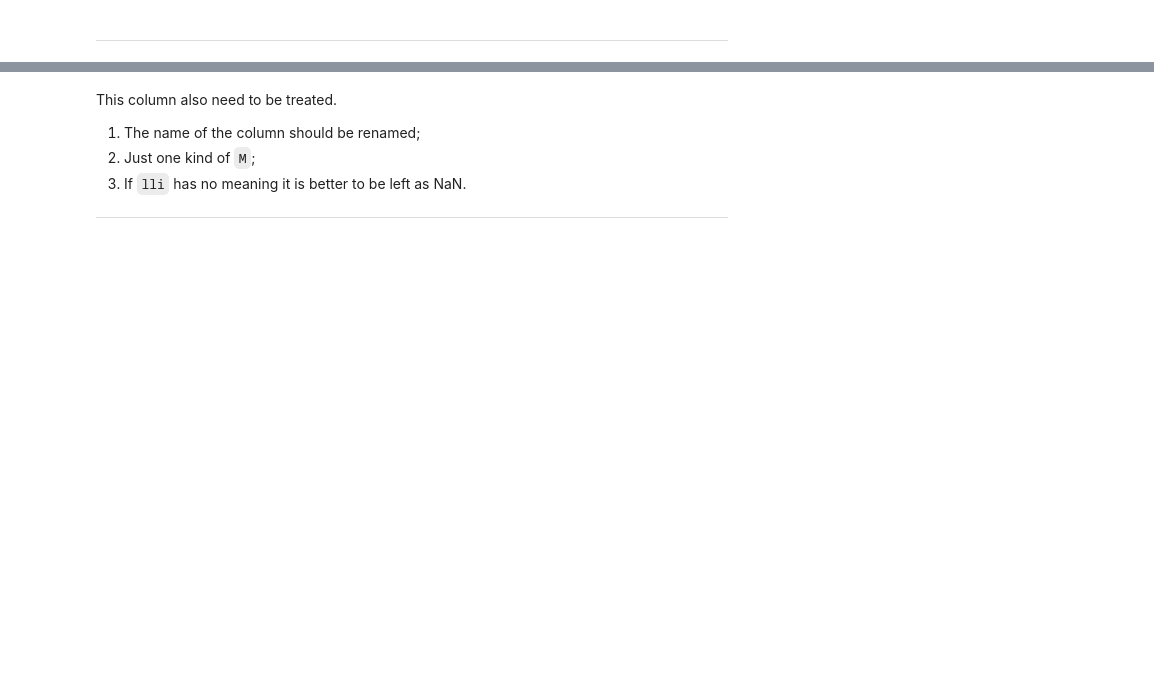
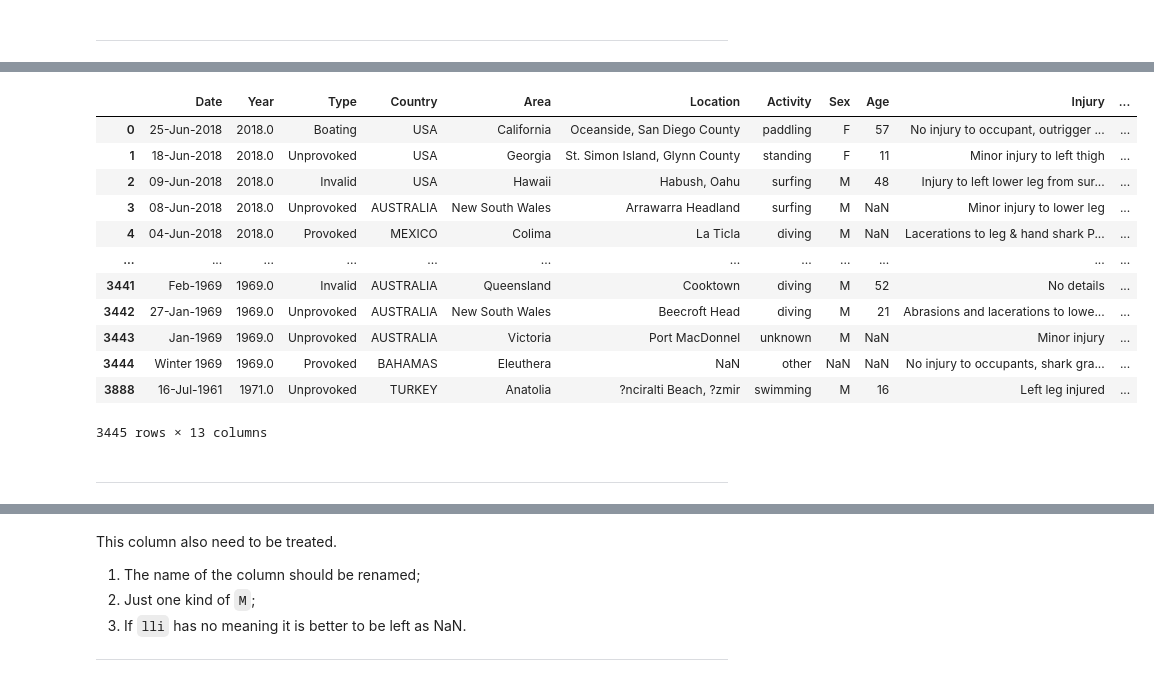
Before and after one commit to natmceoldo/shark-attack, a Jupyter notebook: notebook/shark-attack-data_cleaning.ipynb, the cells around one changed output, grey strips where cells are left out. Cells and saved outputs as stored; diff of their text form; code cells hidden in the pictures; blank space fills up the shorter version.

```diff
--- a/notebook/shark-attack-data_cleaning.ipynb
+++ b/notebook/shark-attack-data_cleaning.ipynb
@@ -205,0 +252,4 @@ Too many `Activity` types. This must be simplified if it is to be used to answer
+# %%
+pattern = '[Ss]wimming|[Dd]iving|[Ss]urfing|[Ff]ishing|[Ss]tanding|[Ww]alking|[Ff]ilming'
+df_attacks['Activity'] = df_attacks['Activity'].apply(lambda x: re.findall(pattern, x)[0].lower() if len(re.findall(pattern, x))>0 else x.lower())
+df_attacks['Activity'].value_counts()
@@ -205,0 +269,9 @@ Too many `Activity` types. This must be simplified if it is to be used to answer
+# %%
+valid_activities = ['surfing', 'swimming', 'diving', 'fishing', 'standing', 'paddling', 'wading', 'unknown', 'other']
+# %%
+df_attacks['Activity'] = df_attacks['Activity'].apply(lambda x: 'surfing' if 'surf' in x else x)
+df_attacks['Activity'] = df_attacks['Activity'].apply(lambda x: 'paddling' if 'paddl' in x else x)
+df_attacks['Activity'] = df_attacks['Activity'].apply(lambda x: 'swimming' if 'floating' in x else x)
+df_attacks['Activity'] = df_attacks['Activity'].apply(lambda x: 'surfing' if 'boarding' in x else x)
+df_attacks['Activity'] = df_attacks['Activity'].apply(lambda x: 'wading' if 'wading' in x else x)
+df_attacks['Activity'].value_counts()
@@ -205,0 +291,2 @@ Too many `Activity` types. This must be simplified if it is to be used to answer
+# %%
+df_attacks['Activity'] = df_attacks['Activity'].apply(lambda x: x if x in valid_activities else 'other')
@@ -206,3 +306,21 @@ Too many `Activity` types. This must be simplified if it is to be used to answer
+# %%
+df_attacks
+# %% [output]
+|  | Date | Year | Type | Country | Area | Location | Activity | Sex | Age | Injury | ... |
+| 0 | 25-Jun-2018 | 2018.0 | Boating | USA | California | Oceanside, San Diego County | paddling | F | 57 | No injury to occupant, outrigger ... | ... |
+| 1 | 18-Jun-2018 | 2018.0 | Unprovoked | USA | Georgia | St. Simon Island, Glynn County | standing | F | 11 | Minor injury to left thigh | ... |
+| 2 | 09-Jun-2018 | 2018.0 | Invalid | USA | Hawaii | Habush, Oahu | surfing | M | 48 | Injury to left lower leg from sur... | ... |
+| 3 | 08-Jun-2018 | 2018.0 | Unprovoked | AUSTRALIA | New South Wales | Arrawarra Headland | surfing | M | NaN | Minor injury to lower leg | ... |
+| 4 | 04-Jun-2018 | 2018.0 | Provoked | MEXICO | Colima | La Ticla | diving | M | NaN | Lacerations to leg & hand shark P... | ... |
+| ... | ... | ... | ... | ... | ... | ... | ... | ... | ... | ... | ... |
+| 3441 | Feb-1969 | 1969.0 | Invalid | AUSTRALIA | Queensland | Cooktown | diving | M | 52 | No details | ... |
+| 3442 | 27-Jan-1969 | 1969.0 | Unprovoked | AUSTRALIA | New South Wales | Beecroft Head | diving | M | 21 | Abrasions and lacerations to lowe... | ... |
+| 3443 | Jan-1969 | 1969.0 | Unprovoked | AUSTRALIA | Victoria | Port MacDonnel | unknown | M | NaN | Minor injury | ... |
+| 3444 | Winter 1969 | 1969.0 | Provoked | BAHAMAS | Eleuthera | NaN | other | NaN | NaN | No injury to occupants, shark gra... | ... |
+| 3888 | 16-Jul-1961 | 1971.0 | Unprovoked | TURKEY | Anatolia | ?nciralti Beach, ?zmir | swimming | M | 16 | Left leg injured | ... |
+3445 rows × 13 columns
+# %% [markdown]
+---
 # %%
 df_attacks['Sex '].value_counts()
 # %% [output]
```
Also changed, not shown: parts of 27 cells of this notebook, 1 other file.
